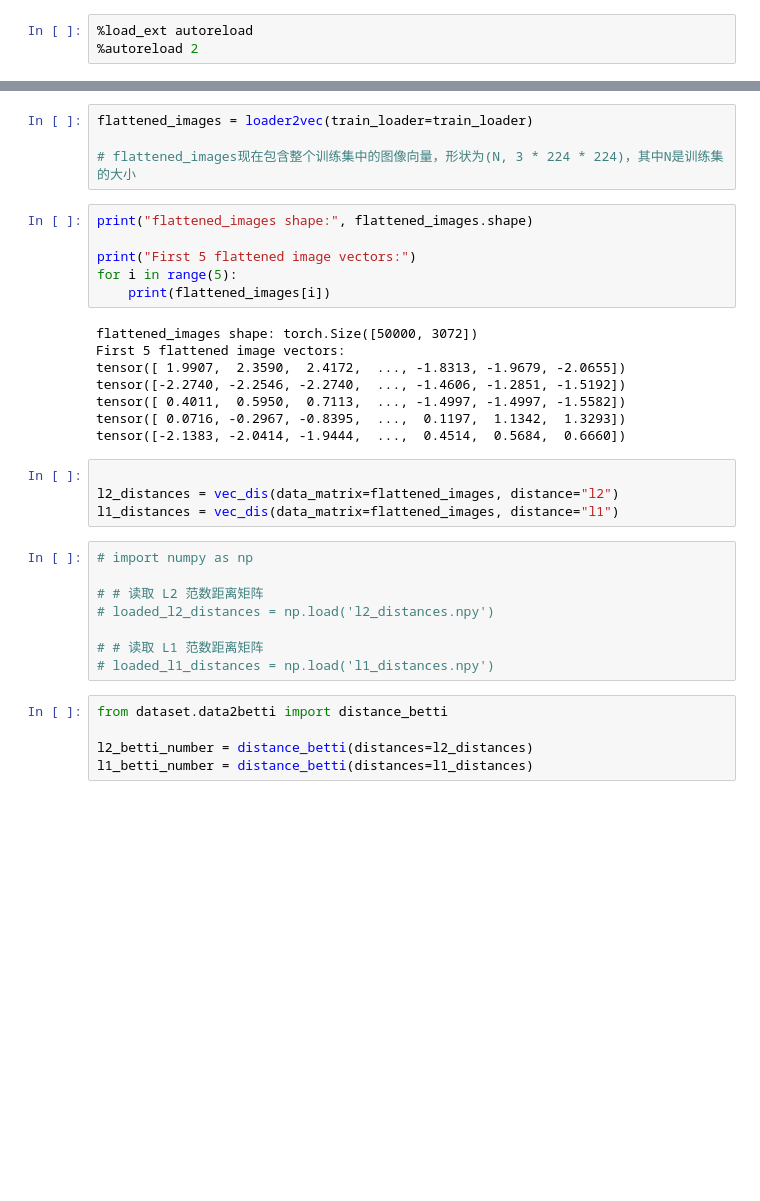
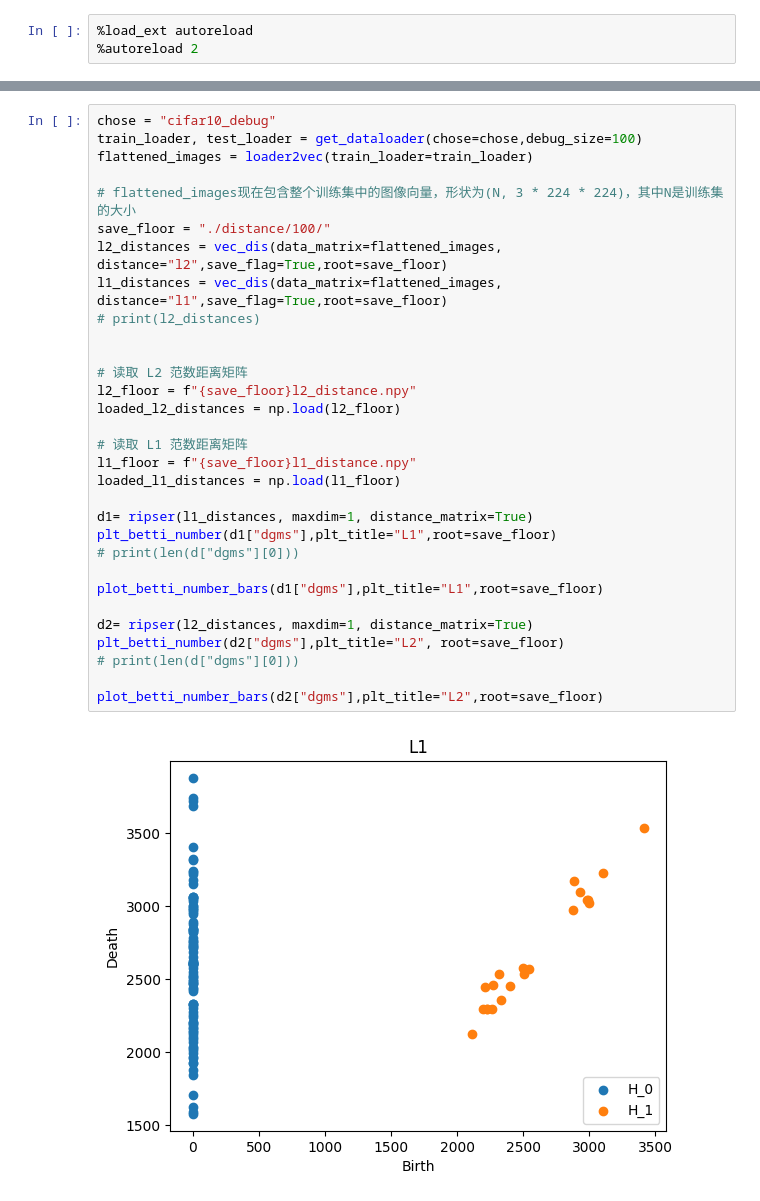
Before and after one commit to a-green-hand-jack/Benign-Overfitting, a Jupyter notebook: topological_data_analysis/data_load.ipynb, the cells around one changed output, grey strips where cells are left out. Drawn from its saved outputs; the diff is of its cells as text; blank space fills up the shorter version.

```diff
--- a/topological_data_analysis/data_load.ipynb
+++ b/topological_data_analysis/data_load.ipynb
@@ -15,35 +16,33 @@ Files already downloaded and verified
-# %%
-flattened_images = loader2vec(train_loader=train_loader)
-
-# flattened_images现在包含整个训练集中的图像向量，形状为(N, 3 * 224 * 224)，其中N是训练集的大小
-# %%
-print("flattened_images shape:", flattened_images.shape)
-
-print("First 5 flattened image vectors:")
-for i in range(5):
-    print(flattened_images[i])
-# %% [output]
-flattened_images shape: torch.Size([50000, 3072])
-First 5 flattened image vectors:
-tensor([ 1.9907,  2.3590,  2.4172,  ..., -1.8313, -1.9679, -2.0655])
-tensor([-2.2740, -2.2546, -2.2740,  ..., -1.4606, -1.2851, -1.5192])
-tensor([ 0.4011,  0.5950,  0.7113,  ..., -1.4997, -1.4997, -1.5582])
-tensor([ 0.0716, -0.2967, -0.8395,  ...,  0.1197,  1.1342,  1.3293])
-tensor([-2.1383, -2.0414, -1.9444,  ...,  0.4514,  0.5684,  0.6660])
-# %%
-
-l2_distances = vec_dis(data_matrix=flattened_images, distance="l2")
-l1_distances = vec_dis(data_matrix=flattened_images, distance="l1")
-# %%
-# import numpy as np
-
-# # 读取 L2 范数距离矩阵
-# loaded_l2_distances = np.load('l2_distances.npy')
-
-# # 读取 L1 范数距离矩阵
-# loaded_l1_distances = np.load('l1_distances.npy')
-# %%
-from dataset.data2betti import distance_betti
-
-l2_betti_number = distance_betti(distances=l2_distances)
-l1_betti_number = distance_betti(distances=l1_distances)
+# %%
+chose = "cifar10_debug"
+train_loader, test_loader = get_dataloader(chose=chose,debug_size=100)
+flattened_images = loader2vec(train_loader=train_loader)
+
+# flattened_images现在包含整个训练集中的图像向量，形状为(N, 3 * 224 * 224)，其中N是训练集的大小
+save_floor = "./distance/100/"
+l2_distances = vec_dis(data_matrix=flattened_images, distance="l2",save_flag=True,root=save_floor)
+l1_distances = vec_dis(data_matrix=flattened_images, distance="l1",save_flag=True,root=save_floor)
+# print(l2_distances)
+
+
+# 读取 L2 范数距离矩阵
+l2_floor = f"{save_floor}l2_distance.npy"
+loaded_l2_distances = np.load(l2_floor)
+
+# 读取 L1 范数距离矩阵
+l1_floor = f"{save_floor}l1_distance.npy"
+loaded_l1_distances = np.load(l1_floor)
+
+d1= ripser(l1_distances, maxdim=1, distance_matrix=True)
+plt_betti_number(d1["dgms"],plt_title="L1",root=save_floor)
+# print(len(d["dgms"][0]))
+
+plot_betti_number_bars(d1["dgms"],plt_title="L1",root=save_floor)
+
+d2= ripser(l2_distances, maxdim=1, distance_matrix=True)
+plt_betti_number(d2["dgms"],plt_title="L2", root=save_floor)
+# print(len(d["dgms"][0]))
+
+plot_betti_number_bars(d2["dgms"],plt_title="L2",root=save_floor)
+# %% [output]
+[figure, added]
```
Also changed, not shown: parts of 2 cells of this notebook, 7 other files.
